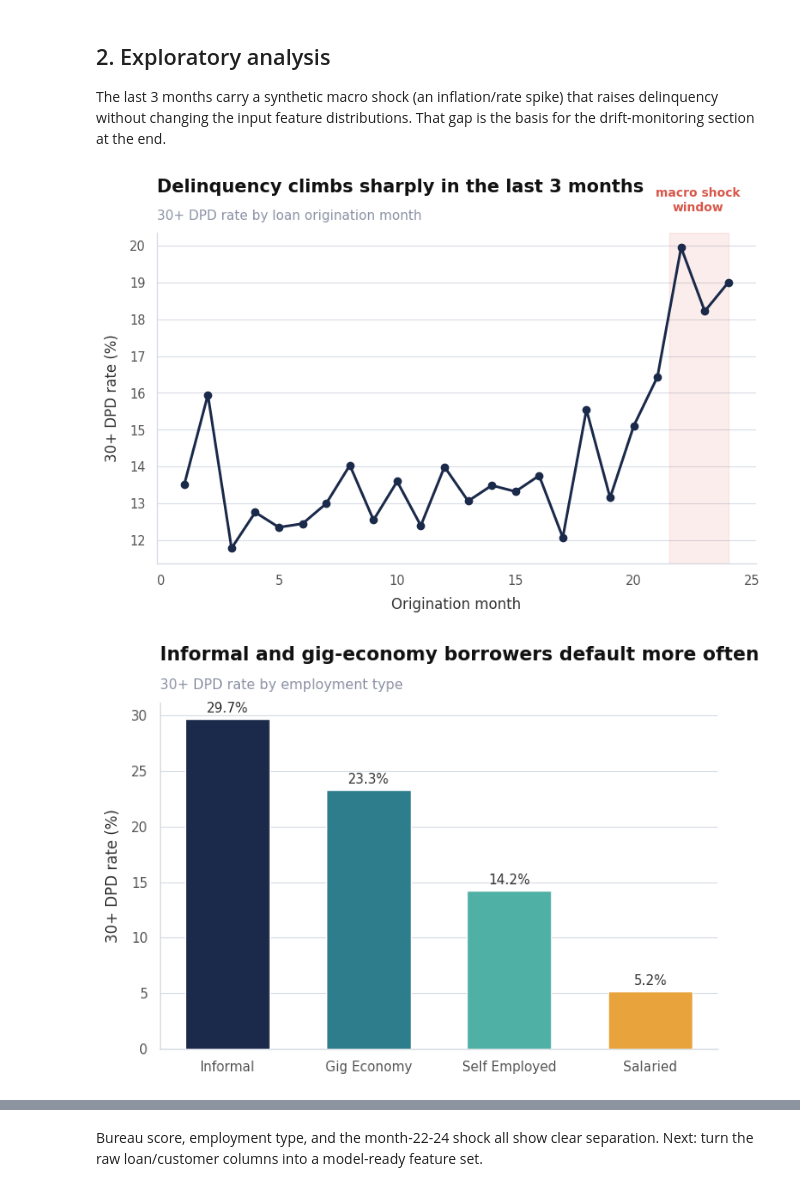
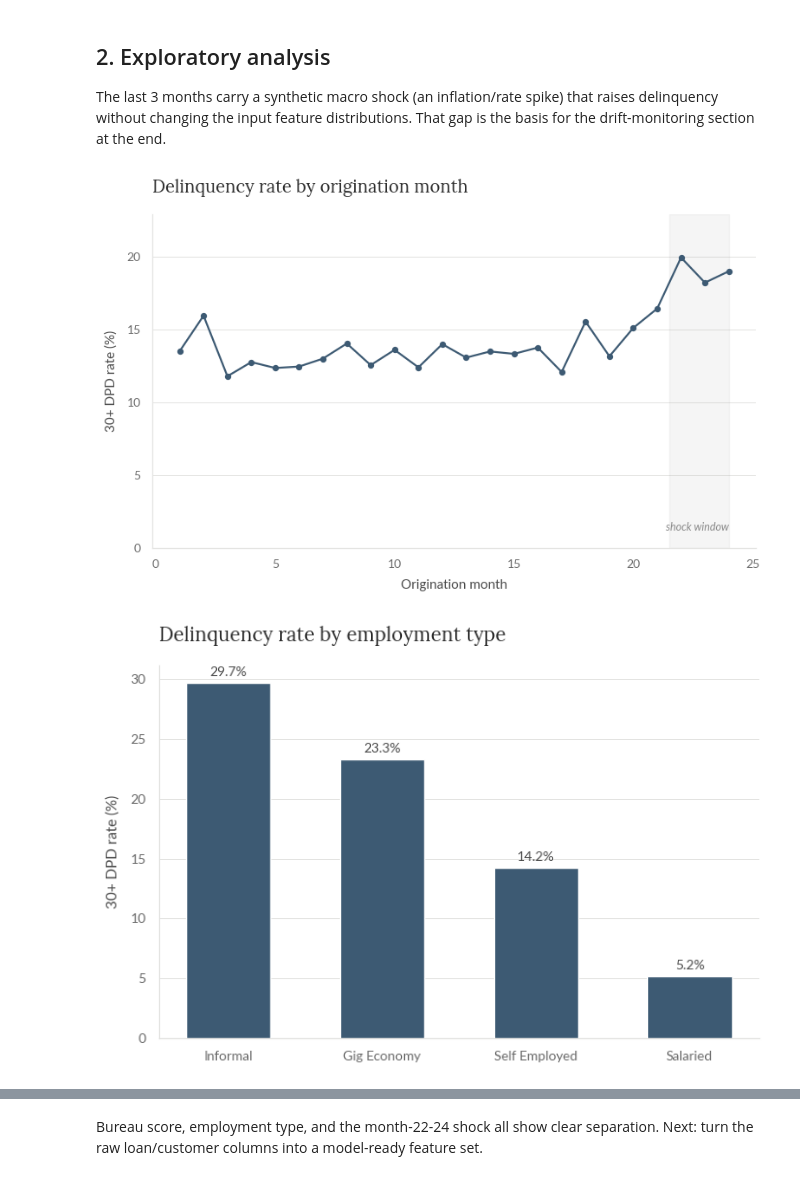
Before and after one commit to gus-morales/work-showcase, a Jupyter notebook: projects/01-delinquency-risk-model/notebooks/01_delinquency_risk_model.ipynb, the cells around one changed output, grey strips where cells are left out. Cells and saved outputs as stored; diff of their text form; code cells hidden in the pictures.

```diff
--- a/projects/01-delinquency-risk-model/notebooks/01_delinquency_risk_model.ipynb
+++ b/projects/01-delinquency-risk-model/notebooks/01_delinquency_risk_model.ipynb
@@ -57,29 +57,28 @@ The last 3 months carry a synthetic macro shock (an inflation/rate spike) that r
 # %%
 by_month = df.groupby("origination_month")["delinquent_30dpd"].mean()
 fig, ax = plt.subplots(figsize=(9, 5))
-ax.plot(by_month.index, by_month.values * 100, marker="o", color=NAVY, linewidth=2.2, markersize=6)
-ax.axvspan(21.5, 24, color=CORAL, alpha=0.10)
-ax.text(22.7, by_month.values.max() * 100 * 1.05, "macro shock\nwindow", fontsize=10,
-        color=CORAL, ha="center", fontweight="bold")
-style_ax(ax, title="Delinquency climbs sharply in the last 3 months",
-         subtitle="30+ DPD rate by loan origination month",
+ax.plot(by_month.index, by_month.values * 100, color=SLATE, linewidth=1.6)
+ax.scatter(by_month.index, by_month.values * 100, color=SLATE, s=18, zorder=3)
+ax.axvspan(21.5, 24, color=GREY, alpha=0.08)
+ax.text(22.7, 1.2, "shock window", fontsize=9, color=GREY, ha="center", style="italic")
+style_ax(ax, title="Delinquency rate by origination month",
          xlabel="Origination month", ylabel="30+ DPD rate (%)")
+ax.set_ylim(0, by_month.values.max() * 100 * 1.15)
 plt.show()
 # %% [output]
-[figure, old version]
+[figure, new version]
 # %%
 order = df.groupby("employment_type")["delinquent_30dpd"].mean().sort_values(ascending=False).index
 rates = df.groupby("employment_type")["delinquent_30dpd"].mean().reindex(order) * 100
 labels = [o.replace("_", " ").title() for o in order]
 fig, ax = plt.subplots(figsize=(8, 5))
-bars = ax.bar(labels, rates.values, color=PALETTE[:len(order)], width=0.6, zorder=3)
-for b, v in zip(bars, rates.values):
-    ax.text(b.get_x() + b.get_width() / 2, v + 0.6, f"{v:.1f}%", ha="center", fontsize=10.5, color="#333")
-style_ax(ax, title="Informal and gig-economy borrowers default more often",
-         subtitle="30+ DPD rate by employment type", ylabel="30+ DPD rate (%)")
+ax.bar(labels, rates.values, color=SLATE, width=0.55, zorder=3)
+for i, v in enumerate(rates.values):
+    ax.text(i, v + 0.6, f"{v:.1f}%", ha="center", fontsize=10, color="#4a4a4a")
+style_ax(ax, title="Delinquency rate by employment type", ylabel="30+ DPD rate (%)")
 plt.show()
 # %% [output]
-[figure, old version]
+[figure, new version]
 # %%
 fig, ax = plt.subplots(figsize=(8, 5))
 sns.kdeplot(data=df, x="credit_bureau_score", hue="delinquent_30dpd", fill=True,
```
Also changed, not shown: parts of 9 cells of this notebook, 17 other files.
